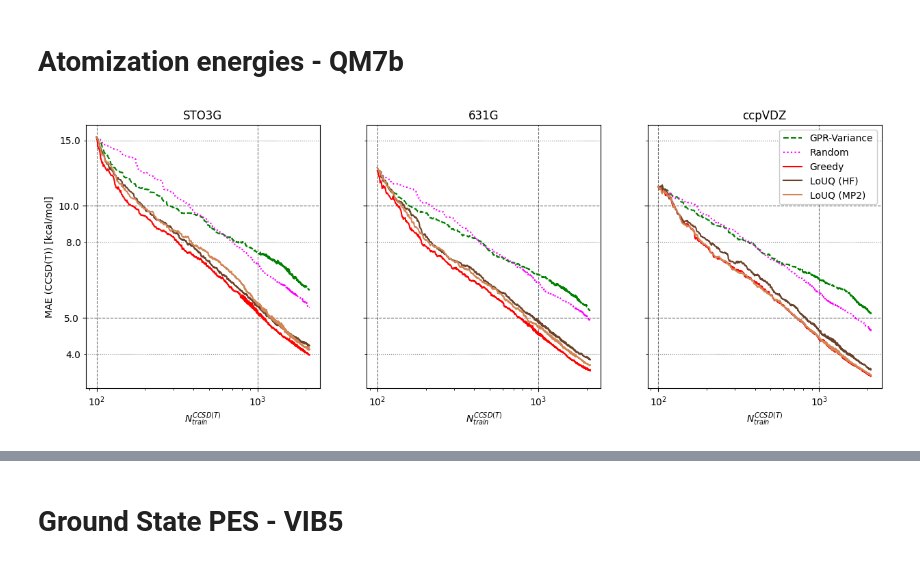
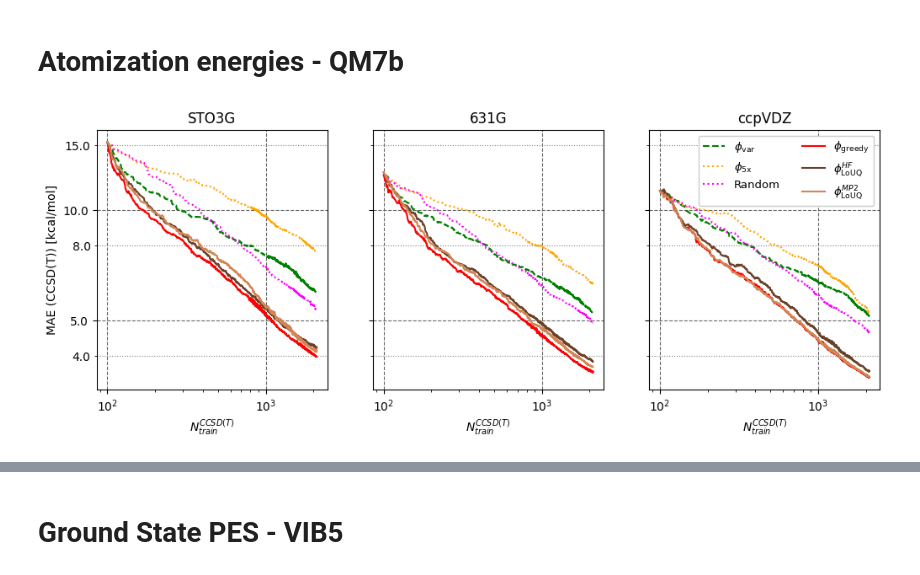
Before and after one commit to vivinvinod/LoUQAL-for-QC, a Jupyter notebook: plottingroutines.ipynb, the cells around one changed output, grey strips where cells are left out. Cells and saved outputs as stored; diff of their text form; code cells hidden in the pictures.

```diff
--- a/plottingroutines.ipynb
+++ b/plottingroutines.ipynb
@@ -12,6 +12,7 @@ def plot_QM7b(basis='sto3g',ax=None,major_ticks=[10,5],minor_ticks=[4,8,15]):
     ax = ax or plt.gca()
     n_sf = np.load(f'ModelData/sf_QM7b_{basis}_training_size.npy')
     mae_sf = np.load(f'ModelData/sf_QM7b_{basis}_maes.npy')
+    ensemble = np.load(f'ModelData/ensemble_QM7b_{basis}_maes.npy')
 
     mae_var = np.load(f'ModelData/var_QM7b_{basis}_maes.npy')
     mae_random = np.load(f'ModelData/random_QM7b_{basis}_maes.npy')
@@ -21,6 +22,7 @@ def plot_QM7b(basis='sto3g',ax=None,major_ticks=[10,5],minor_ticks=[4,8,15]):
     methods = ['HF','MP2','CCSD(T)']
     #alphas = [1,0.25,0.25,1,0.25,0.25,.8,.8]
     ax.loglog(n_sf,mae_var,label='GPR-Variance',alpha=1,color='g',linestyle='--')
+    ax.loglog(n_sf,ensemble,label='Ensemble',alpha=1,color='orange',linestyle=':')
     ax.loglog(n_sf,mae_random,label='Random',alpha=1,color='magenta',linestyle=':')
     ax.loglog(n_sf,mae_sf,label='Greedy',alpha=1,color='r')
     for i in range(2):
@@ -42,19 +44,24 @@ def plot_QM7b(basis='sto3g',ax=None,major_ticks=[10,5],minor_ticks=[4,8,15]):
     ax.grid(which='minor',axis='y',linestyle=':',color='gray')
     ax.grid(which='major',axis='both',linestyle='--',color='dimgray')
 # %%
-fig,ax = plt.subplots(1,3,sharey=True,sharex=True,figsize=(15,5))
+fig,ax = plt.subplots(1,3,sharey=True,sharex=True,figsize=(12,4))
 plot_QM7b(ax=ax[0],basis='sto3g')
 plot_QM7b(ax=ax[1],basis='631g')
 plot_QM7b(ax=ax[2],basis='ccpvdz')
 ax[0].set_title('STO3G')
 ax[1].set_title('631G')
 ax[2].set_title('ccpVDZ')
-ax[2].legend(framealpha=1.0)
+ax[2].legend([r'$\phi_{\mathrm{var}}$',
+              r'$\phi_{\mathrm{5x}}$',
+              'Random',
+              r'$\phi_{\mathrm{greedy}}$',
+              r'$\phi_{\mathrm{LoUQ}}^{HF}$',
+              r'$\phi_{\mathrm{LoUQ}}^{MP2}$'],framealpha=1.0,fontsize=9.5,ncol=2)
 ax[0].set_ylabel('MAE (CCSD(T)) [kcal/mol]')
 #ax[1].legend(framealpha=1.0)
 plt.savefig('QM7b_cross_method_tests.pdf',bbox_inches='tight',format='pdf')
 # %% [output]
-[figure, old version]
+[figure, new version]
 # %%
 def plot_full_range_QM7b(ax=None,major_ticks=[10,5],minor_ticks=[4,8,15]):
     ax = ax or plt.gca()
```
Also changed, not shown: parts of 8 cells of this notebook, 1 other file.
